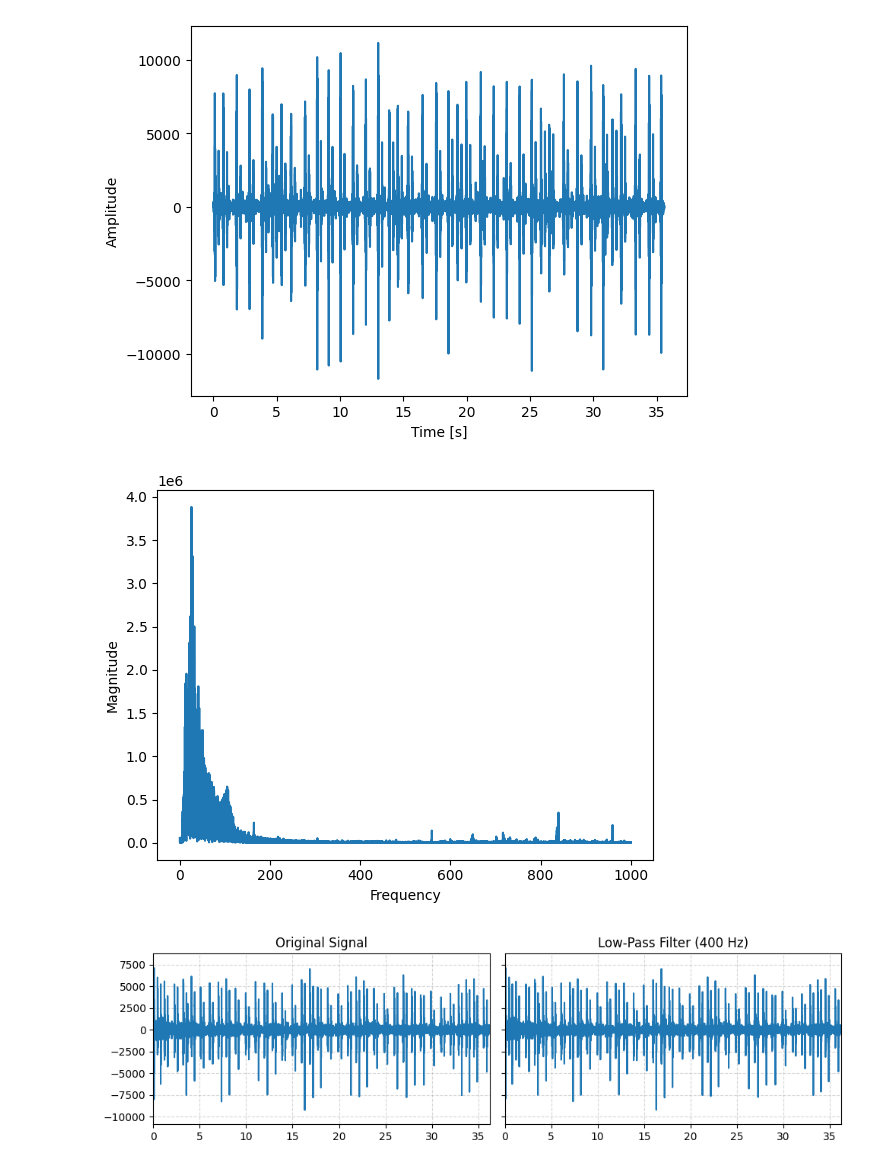
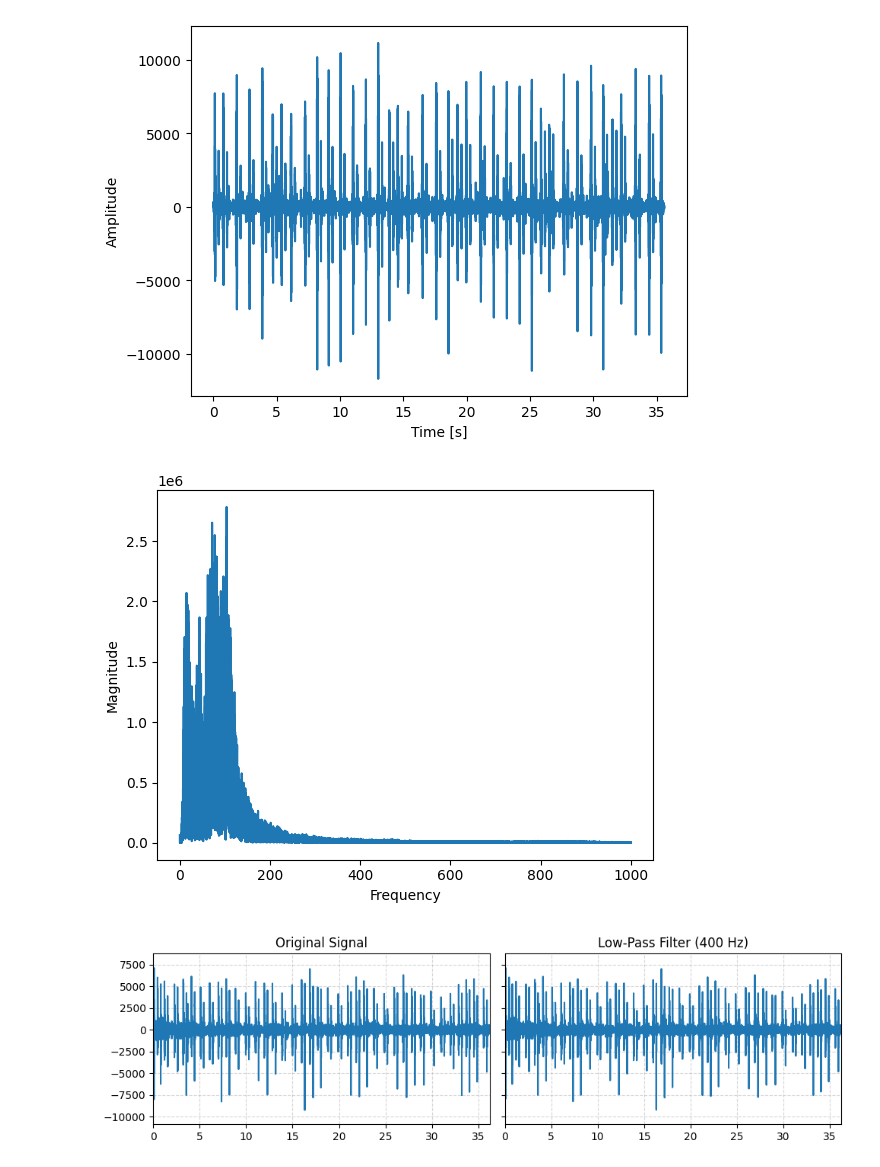
Before and after one commit to sanadelph/pcg_binary_classification, a Jupyter notebook: pcg_classification.ipynb, the cells around one changed output. Saved outputs shown, nothing was run; the diff lists cells and outputs as text; code cells hidden in the pictures.

```diff
--- a/pcg_classification.ipynb
+++ b/pcg_classification.ipynb
@@ -111,18 +110,18 @@ Abnormal PCG Signal
 Normal PCG Signal
 [figure]
 # %%
-fft=np.fft.fft(audioDataset[0]['audio'])
+fft=np.fft.fft(audioDataset[10]['audio'])
 spectrum=np.abs(fft)
 frequency = np.linspace(0, audioDataset[0]['samplingRate'], len(spectrum))
 
 left_spectrum=spectrum[:int(len(frequency)/2)]
 left_frequency=frequency[:int(len(frequency)/2)]
 plt.plot(left_frequency, left_spectrum)
 plt.xlabel("Frequency")
 plt.ylabel("Magnitude")
 plt.show()
 # %% [output]
-[figure, old version]
+[figure, new version]
 # %%
 filteredSignals=[]
 times=[]
```
Also changed, not shown: parts of 6 cells of this notebook.
